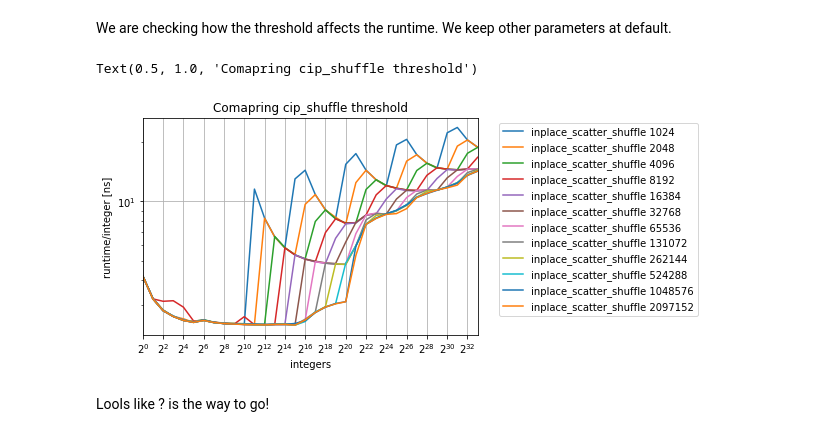
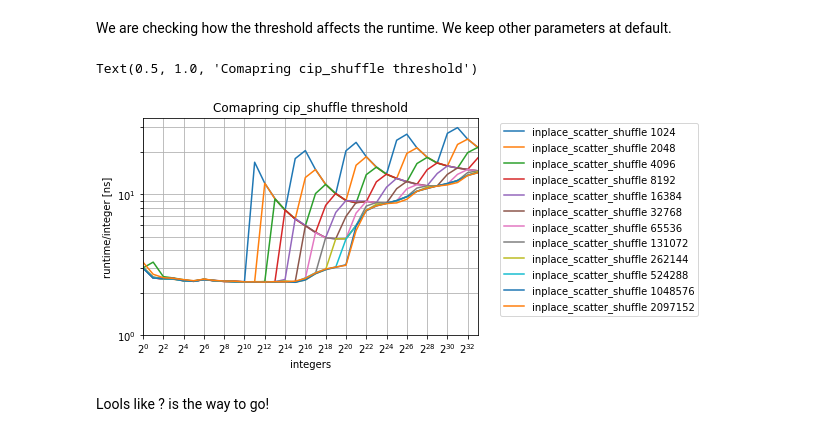
Before and after one commit to pengilton/cip_shuffle, a Jupyter notebook: benchmarks/evaluation/09_analysis_cip_shuffle_threshold.ipynb, the cells around one changed output. Cells and saved outputs as stored; diff of their text form; code cells hidden in the pictures.

```diff
--- a/benchmarks/evaluation/09_analysis_cip_shuffle_threshold.ipynb
+++ b/benchmarks/evaluation/09_analysis_cip_shuffle_threshold.ipynb
@@ -25,7 +25,7 @@ def sort_dataframe(dataframes: list, key: str):
                 swapped = True
 # %%
 # We load data
-threshold_files = glob.glob(path.join("..", "cpp", "uni-machine", "v0.1.12", "threshold", "*.csv"))
+threshold_files = glob.glob(path.join("..", "cpp", "uni-machine", "v1.0.0", "threshold", "*.csv"))
 dfs_threshold = [pd.read_csv(f) for f in threshold_files]
 # %%
 # We sort the data
@@ -37,26 +37,26 @@ for df in dfs_threshold:
 # %%
 # We plot data
 ax_xticks = [2 ** i for i in range(0, 34, 2)]
 ax_yticks = [1 * i for i in range(0, 50, 1)]
 
 ax = dfs_threshold[0].plot(x="integers", y="runtime/integer [ns]", label=dfs_threshold[0]["function"][0] + " " + str(dfs_threshold[0]["threshold"][0]))
 for i in range(1, len(dfs_threshold)-1):
     dfs_threshold[i].plot(ax=ax, x="integers", y="runtime/integer [ns]", label=dfs_threshold[i]["function"][0] + " " + str(dfs_threshold[i]["threshold"][0]))
 
 ax.set_xscale("log", base=2)
 ax.set_yscale("log", base=10)
 ax.set_xticks(ax_xticks)
-#ax.set_yticks(ax_yticks)
+ax.set_yticks([0, 1, 2, 3, 4, 5, 6, 7, 8, 9, 10, 20, 30, 40, 50])
 ax.set_xlim(2**0, 2**33)
-#ax.set_ylim(0, 25)
-ax.grid(True)
+ax.set_ylim(1, 35)
+ax.grid(True, which="both")
 ax.set_xlabel("integers")
 ax.set_ylabel("runtime/integer [ns]")
 ax.legend(bbox_to_anchor=(1.05, 1.0), loc='upper left')
 ax.set_title("Comapring cip_shuffle threshold")
 # %% [output]
 Text(0.5, 1.0, 'Comapring cip_shuffle threshold')
-[figure, old version]
+[figure, new version]
 # %% [markdown]
 Lools like ? is the way to go!
 # %%
```
Also changed, not shown: 1 other file.
